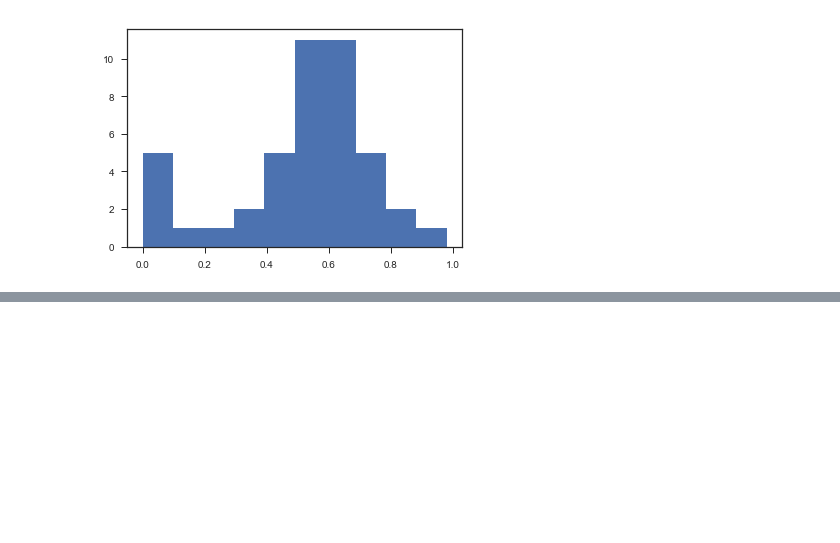
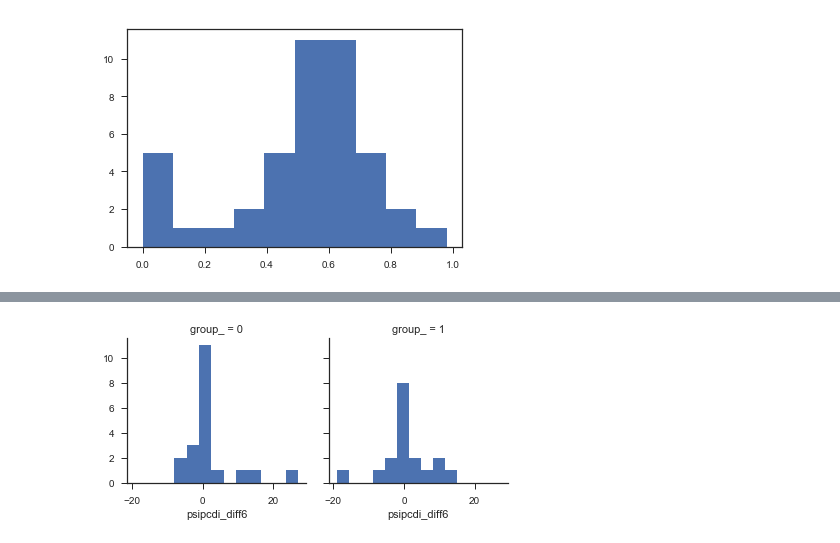
Before and after one commit to fonnesbeck/mbsr_intervention_study, a Jupyter notebook: notebooks/MBSR Trial Analysis.ipynb, the cells around one changed output, grey strips where cells are left out. Drawn from its saved outputs; the diff is of its cells as text; code cells hidden in the pictures; blank space fills up the shorter version.

```diff
--- a/notebooks/MBSR Trial Analysis.ipynb
+++ b/notebooks/MBSR Trial Analysis.ipynb
@@ -343,0 +352,6 @@ plt.hist([np.round(percentileofscore(x, y)/100, 2) for x, y in zip(ppc_cesdt['ob
+# %%
+mbsr_data['psipcdi_diff6'] = mbsr_data['psipcdi6'] - mbsr_data['psipcdi3']
+g = sns.FacetGrid(mbsr_data, col='group_')
+g.map(plt.hist, 'psipcdi_diff6');
+# %% [output]
+[figure, added]
```
Also changed, not shown: parts of 36 cells of this notebook.
